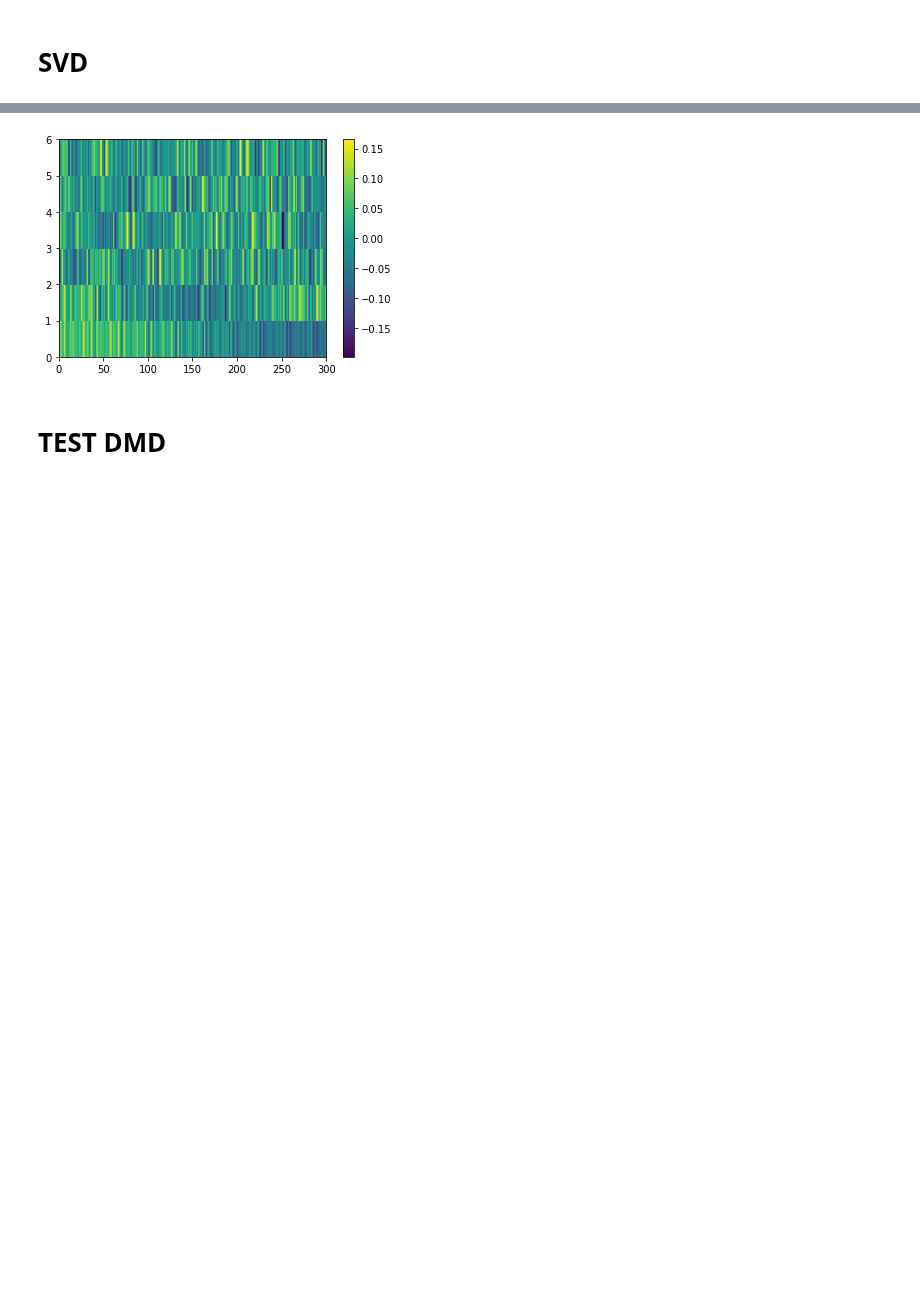
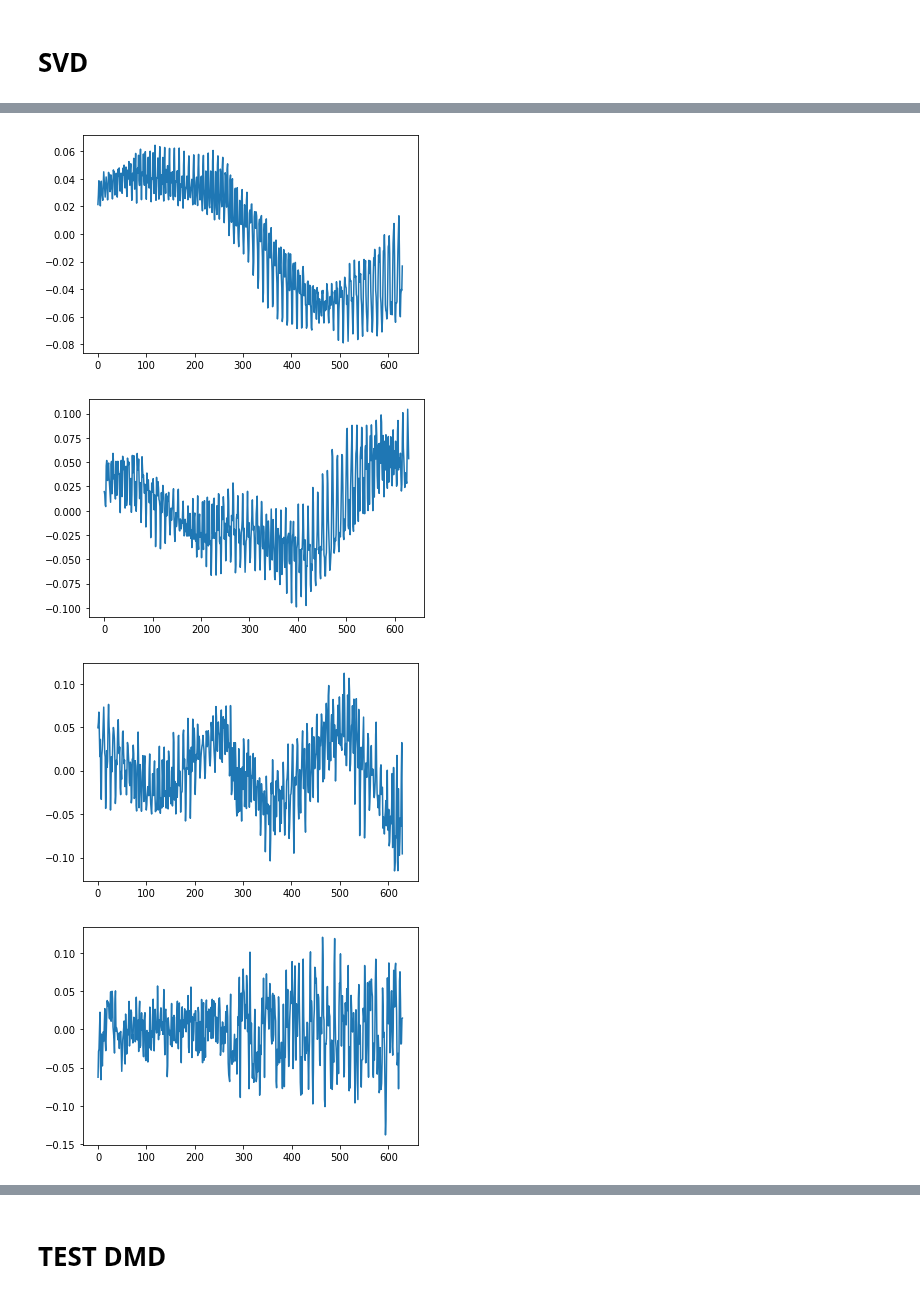
Before and after one commit to DenisSidoren/arctic_TimeSeries_analysis, a Jupyter notebook: dmd.ipynb, the cells around one changed output, grey strips where cells are left out. Cells and saved outputs as stored; diff of their text form; code cells hidden in the pictures; blank space fills up the shorter version.

```diff
--- a/dmd.ipynb
+++ b/dmd.ipynb
@@ -87,0 +78,6 @@ array([188.4028787 ,   9.28973127,   7.00427843,   6.28694724,
+# %%
+criterii = np.median(result[1]) * (4/3)
+print(criterii)
+comp = result[1][result[1] >= criterii]
+print(comp)
+print(result[1])
@@ -101,0 +112,9 @@ print(V_r.shape)
+# %%
+for dinamic in V_r:
+    plt.plot(dinamic)
+    plt.show()
+# %% [output]
+[figure, added]
+[figure, added]
+[figure, added]
+[figure, added]
@@ -102,9 +123,7 @@ print(V_r.shape)
 # %%
-plt.pcolor(V_r)
-plt.colorbar()
-plt.show()
+# plt.pcolor(V_r)
+# plt.colorbar()
+# plt.show()
-# %% [output]
-[figure, removed]
 # %% [markdown]
 # TEST DMD
 # %%
```
Also changed, not shown: parts of 23 cells of this notebook.
